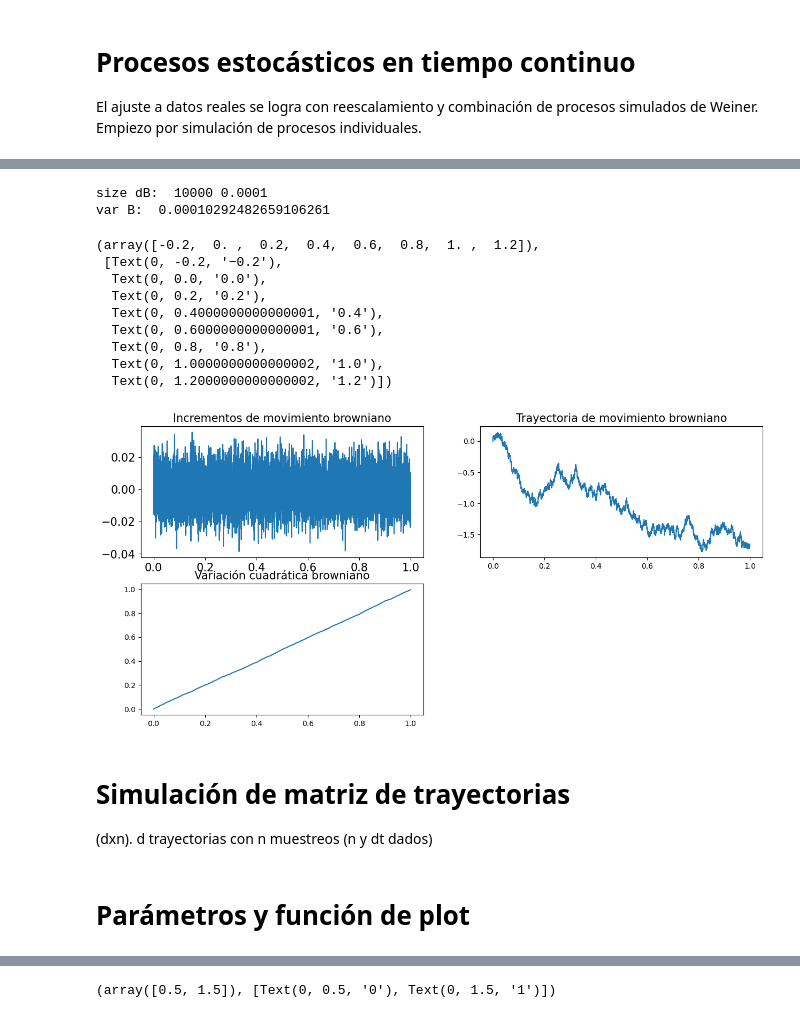
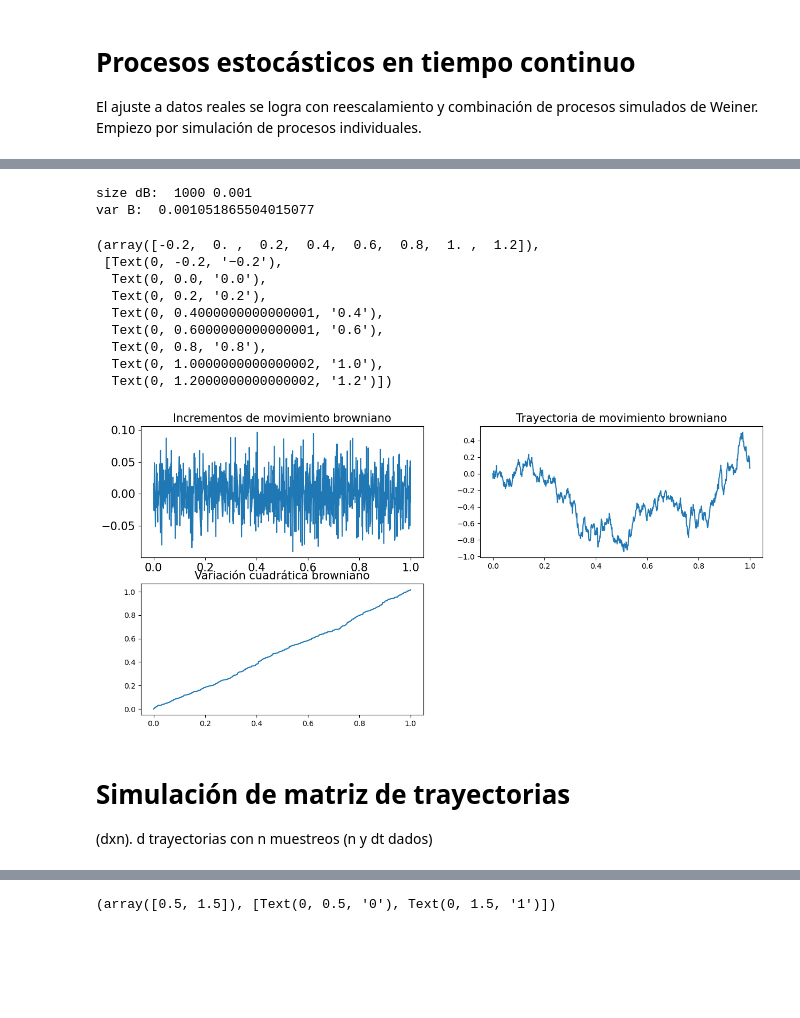
Before and after one commit to msanchezr99/Talleres_estocasticos1, a Jupyter notebook: Procesos_estoc_continuos/Proc_cont.ipynb, the cells around one changed output, grey strips where cells are left out. Saved outputs shown, nothing was run; the diff lists cells and outputs as text; code cells hidden in the pictures; blank space fills up the shorter version.

```diff
--- a/Procesos_estoc_continuos/Proc_cont.ipynb
+++ b/Procesos_estoc_continuos/Proc_cont.ipynb
@@ -23,11 +90,5 @@ import brownian_motion as bm
 # %%
 #simulación individual
-
-T=1#Horizonte de tiempo
-s=9999 # num de subintervalos
-n=s+1 #número de puntos
-time=np.linspace(0,T,n)#Con n=s+1 puntos obtengo 0=t_0<...<t_n=T, s subintervalos
-dt=T/n
 
 dB=bm.get_dB(n,dt=dt)#,random_state=5)
 print("size dB: ", dB.size,dt)
@@ -43,38 +104,37 @@ fig = plt.figure(figsize=(15, 7))
 title = "Incrementos de movimiento browniano"
 plt.subplot(2, 2, 1)
 plt.plot(time,dB.T) #basta plt.plot(dB.T) si el dt=1
 plt.gca().set_title(title, fontsize=15)
 plt.xticks(fontsize=15)
 plt.yticks(fontsize=15)
 
 title = "Trayectoria de movimiento browniano"
 plt.subplot(2, 2, 2)
 plt.plot(time, B.T)
 plt.gca().set_title(title, fontsize=15)
 plt.xticks(fontsize=10)
 plt.yticks(fontsize=10)
 
 title = "Variación cuadrática browniano"
 plt.subplot(2, 2, 3)
 plt.plot(time,bm.quadratic_variation(B).T)
 plt.gca().set_title(title, fontsize=15)
 plt.xticks(fontsize=10)
 plt.yticks(fontsize=10)
 # %% [output]
-size dB:  10000 0.0001
-var B:  0.00010292482659106261
+size dB:  1000 0.001
+var B:  0.001051865504015077
 (array([-0.2,  0. ,  0.2,  0.4,  0.6,  0.8,  1. ,  1.2]),
  [Text(0, -0.2, '−0.2'),
   Text(0, 0.0, '0.0'),
   Text(0, 0.2, '0.2'),
   Text(0, 0.4000000000000001, '0.4'),
   Text(0, 0.6000000000000001, '0.6'),
   Text(0, 0.8, '0.8'),
   Text(0, 1.0000000000000002, '1.0'),
   Text(0, 1.2000000000000002, '1.2')])
-[figure, old version]
+[figure, new version]
 # %% [markdown]
+<a class= "anchor" id= "1_2"></a>
 # Simulación de matriz de trayectorias
 (dxn). d trayectorias con n muestreos (n y dt dados)
-# %% [markdown]
-# Parámetros y función de plot
```
Also changed, not shown: parts of 14 cells of this notebook.
